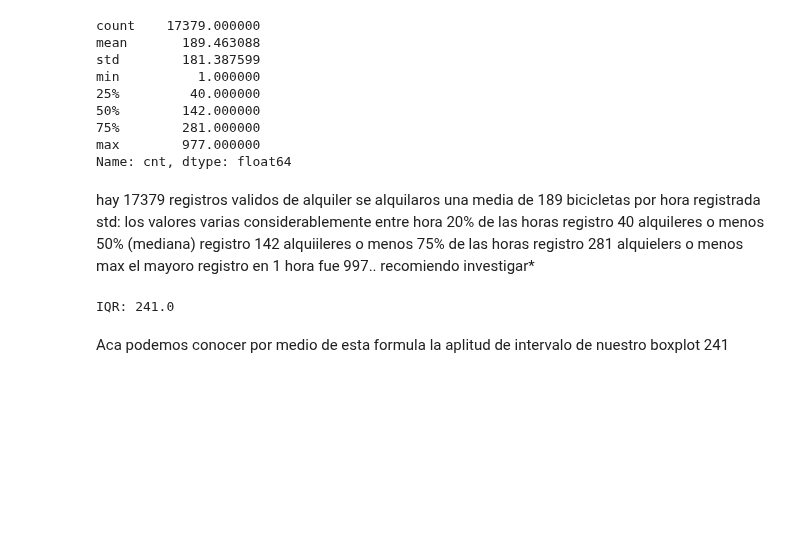
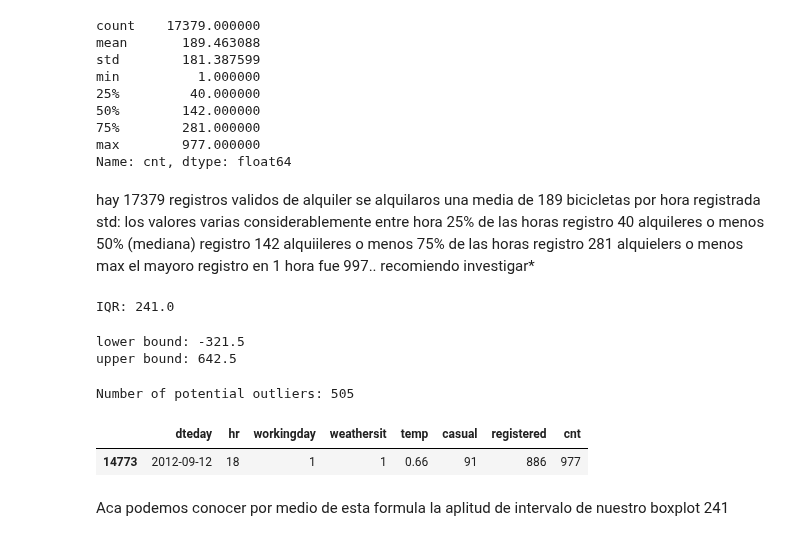
Before and after one commit to 2026491-max/Statistical---Project---26-, a Jupyter notebook: Bike Sharing.ipynb, the cells around one changed output. Drawn from its saved outputs; the diff is of its cells as text; code cells hidden in the pictures; blank space fills up the shorter version.

```diff
--- a/Bike Sharing.ipynb
+++ b/Bike Sharing.ipynb
@@ -74,7 +74,7 @@ Name: cnt, dtype: float64
 hay 17379 registros validos de alquiler
 se alquilaros una media de 189 bicicletas por hora registrada
 std: los valores varias considerablemente entre hora
-20% de las horas registro 40 alquileres o menos
+25% de las horas registro 40 alquileres o menos
 50% (mediana)  registro 142 alquiileres o menos
 75% de las horas registro 281 alquielers o menos
 max el mayoro registro en 1 hora fue 997.. recomiendo investigar*
@@ -85,6 +87,28 @@ IQR = Q3 - Q1
 print("IQR:",IQR)
 # %% [output]
 IQR: 241.0
+# %%
+lower_bound = Q1 - 1.5 * IQR
+upper_bound = Q3 + 1.5 * IQR
+
+print("lower bound:", lower_bound)
+print("upper bound:", upper_bound)
+# %% [output]
+lower bound: -321.5
+upper bound: 642.5
+# %%
+outliers = df[(df["cnt"] < lower_bound) | (df["cnt"]>upper_bound)
+    ]
+print("Number of potential outliers:",len(outliers))
+# %% [output]
+Number of potential outliers: 505
+# %%
+df.loc[df["cnt"] == df["cnt"].max(),
+    ["dteday","hr","workingday","weathersit","temp","casual","registered","cnt"]
+    ]
+# %% [output]
+|  | dteday | hr | workingday | weathersit | temp | casual | registered | cnt |
+| 14773 | 2012-09-12 | 18 | 1 | 1 | 0.66 | 91 | 886 | 977 |
 # %% [markdown]
 Aca podemos conocer por medio de esta formula la aplitud de intervalo de nuestro boxplot 241
 # %%
```
Also changed, not shown: parts of 9 cells of this notebook, 4 other files.
